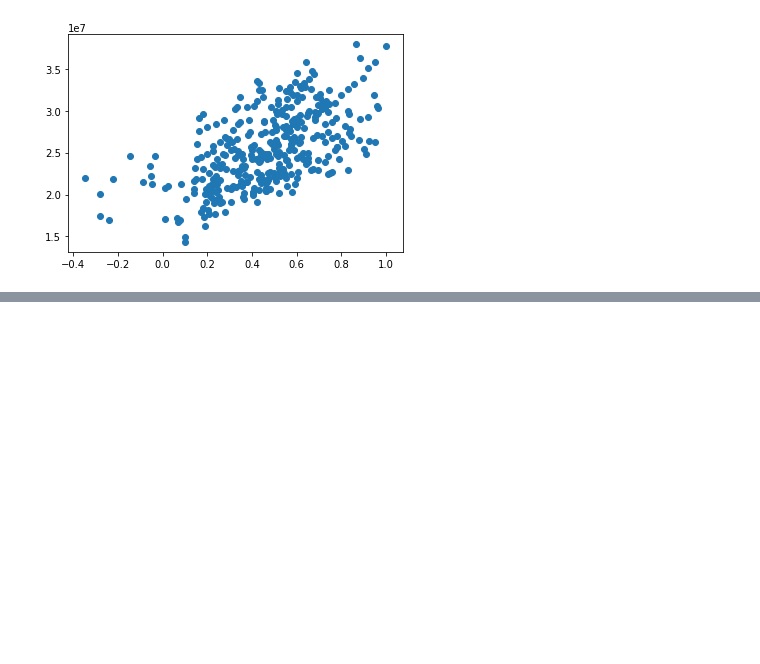
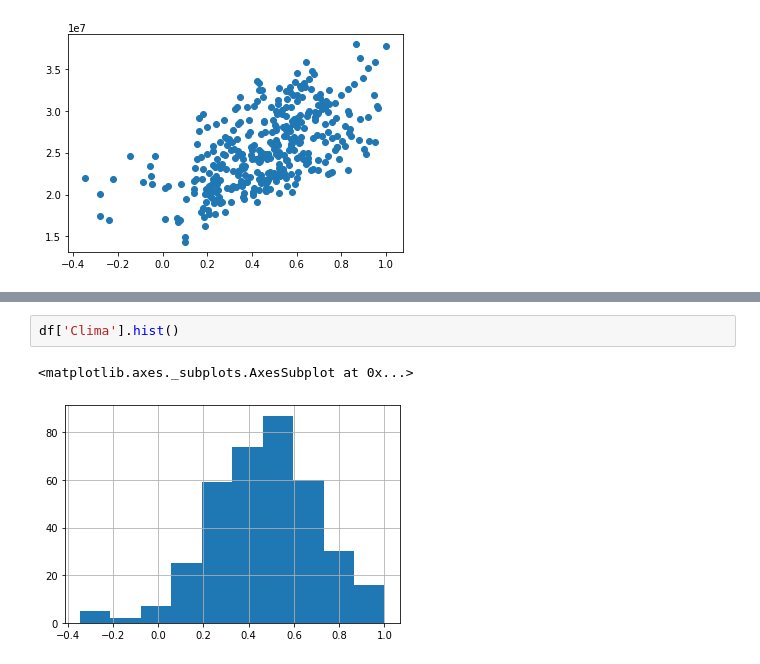
Before and after one commit to thiagorayam/Data, a Jupyter notebook: Exemplo1.ipynb, the cells around one changed output, grey strips where cells are left out. Drawn from its saved outputs; the diff is of its cells as text; blank space fills up the shorter version.

```diff
--- a/Exemplo1.ipynb
+++ b/Exemplo1.ipynb
@@ -139,3 +139,8 @@ plt.scatter(x=df['Clima'],y=df['Consumo'])
 df[df.duplicated()].sort_values("Clima").head()
 # %% [output]
 |  | Data | Tmed | Tmin | Tmax | Precipitacao (mm) | Final de Semana | Consumo | Precipitacao_norm | ... |
+# %%
+df['Clima'].hist()
+# %% [output]
+<matplotlib.axes._subplots.AxesSubplot at 0x...>
+[figure, added]
```
